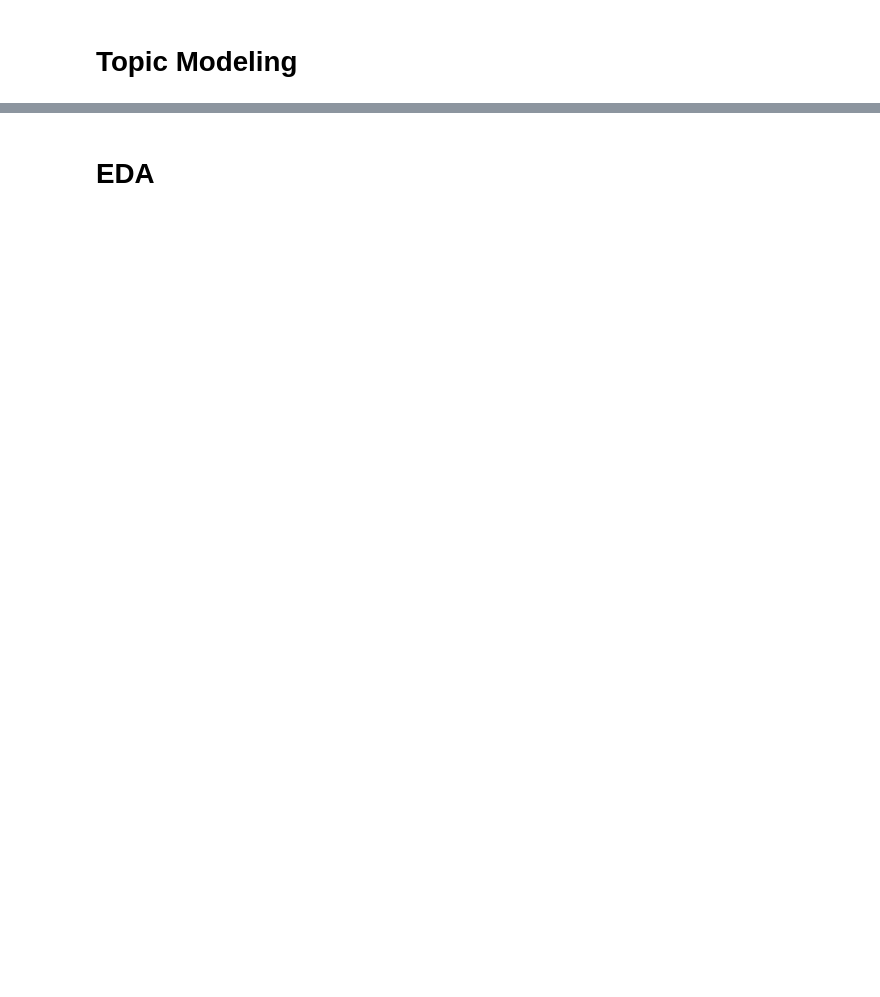
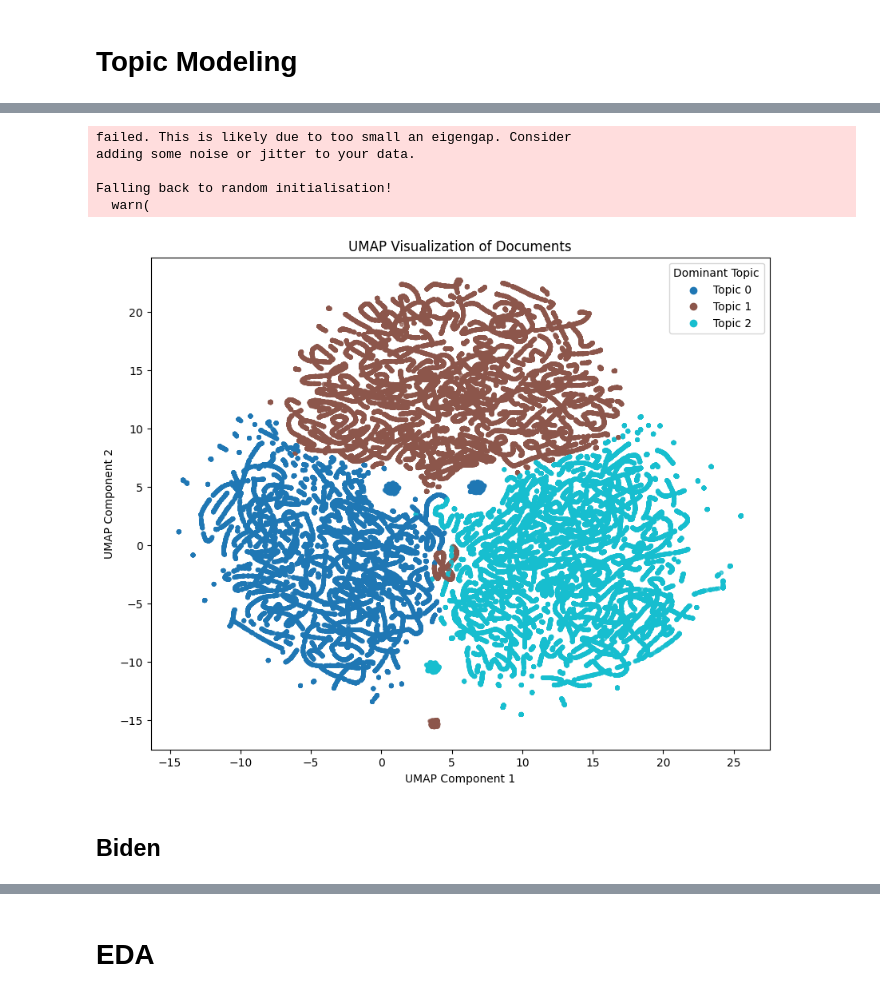
Before and after one commit to cyh002/US-Election-2020-Analytics, a Jupyter notebook: US-Election-2020-Analytics.ipynb, the cells around one changed output, grey strips where cells are left out. Cells and saved outputs as stored; diff of their text form; code cells hidden in the pictures; blank space fills up the shorter version.

```diff
--- a/US-Election-2020-Analytics.ipynb
+++ b/US-Election-2020-Analytics.ipynb
@@ -31,10 +26,2 @@ dtm_results = topic_modeling.topic_modeling_preprocessing(config_path)
 # %% [markdown]
 # Topic Modeling
-# %%
-#Try to run all the different dtm and their vectorizer
-training_path = 'conf/train_model.yaml'
-trump_count_dtm = dtm_results['trump']['count_dtm']
-count_vect= dtm_results['vectorizer']['count_vectorizer']
-trump_count_display = train_model.training_pipeline(training_path, dtm= trump_count_dtm, vectorizer=count_vect, random_seed = 1, sample_size = 10000, topn = 10)
-pyLDAvis.enable_notebook()
-pyLDAvis.display(trump_count_display)
@@ -47 +83,13 @@ pyLDAvis.display(trump_tfidf_display)
+# %%
+trump_doc_matrix =  train_model.document_topic_matrix(trump_top_models[0][0], trump_tfidf_dtm)
+train_model.umap_visualization(trump_doc_matrix)
+# %% [output]
+failed. This is likely due to too small an eigengap. Consider
+adding some noise or jitter to your data.
+
+Falling back to random initialisation!
+  warn(
+[figure, added]
+# %% [markdown]
+## Biden
 # %%
```
Also changed, not shown: parts of 40 cells of this notebook, 2 other files.
